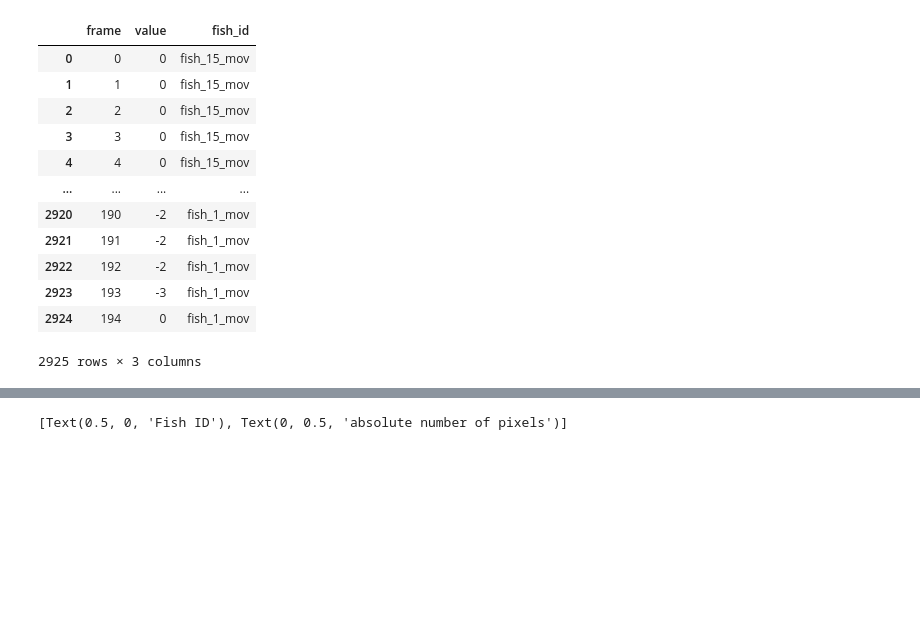
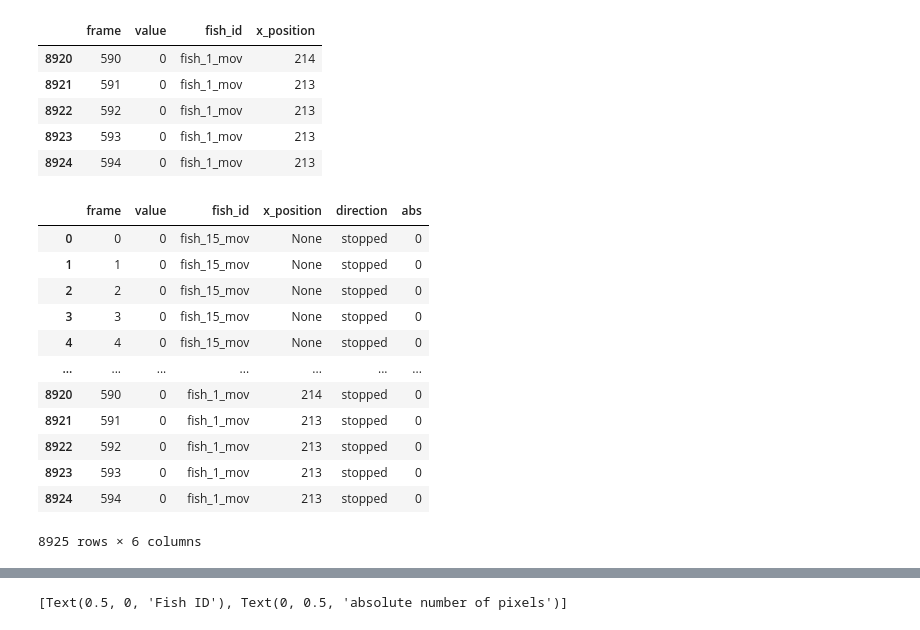
Before and after one commit to marciosferreira/bands_fish, a Jupyter notebook: analyses.ipynb, the cells around one changed output, grey strips where cells are left out. Drawn from its saved outputs; the diff is of its cells as text; code cells hidden in the pictures; blank space fills up the shorter version.

```diff
--- a/analyses.ipynb
+++ b/analyses.ipynb
@@ -21,5 +21,11 @@ df
 names = list(df.columns)
 filtered_names = [x for x in names if "frame_number" not in x]
 filtered_names_again = [x for x in filtered_names if "pos" not in x]
-filtered_names_again
+
+
+names_position = list(df.columns)
+filtered_names = [x for x in names if "frame_number" not in x]
+filtered_names_again_position = [x for x in filtered_names if "pos" in x]
+filtered_names_df = df[filtered_names_again_position]
+filtered_names_df
 # %% [output]
@@ -63,10 +70,13 @@ filtered_df
 names = list(filtered_df.columns)
 filtered_names = [x for x in names if "frame" not in x]
 print(filtered_names)
+names_position = list(filtered_names_df.columns)
 
 for idx, i in enumerate(filtered_names):
     new_df = filtered_df[['frame', i]]
     new_df['fish_id'] = i
+    pos_df = df[names_position[idx]]
+    new_df['x_position'] = pos_df
     new_df.rename(columns={i: 'value'}, inplace=True)
     if idx > 0:
         concatenated = new_df.append(previous_df, ignore_index=True)
@@ -85,36 +100,48 @@ A value is trying to be set on a copy of a slice from a DataFrame
 See the caveats in the documentation: https://pandas.pydata.org/pandas-docs/stable/user_guide/indexing.html#returning-a-view-versus-a-copy
   return super().rename(
 # %%
-concatenated
+concatenated.tail()
 # %% [output]
-|  | frame | value | fish_id |
-| 0 | 0 | 0 | fish_15_mov |
-| 1 | 1 | 0 | fish_15_mov |
-| 2 | 2 | 0 | fish_15_mov |
-| 3 | 3 | 0 | fish_15_mov |
-| 4 | 4 | 0 | fish_15_mov |
-| ... | ... | ... | ... |
-| 2920 | 190 | -2 | fish_1_mov |
-| 2921 | 191 | -2 | fish_1_mov |
-| 2922 | 192 | -2 | fish_1_mov |
-| 2923 | 193 | -3 | fish_1_mov |
-| 2924 | 194 | 0 | fish_1_mov |
+|  | frame | value | fish_id | x_position |
+| 8920 | 590 | 0 | fish_1_mov | 214 |
+| 8921 | 591 | 0 | fish_1_mov | 213 |
+| 8922 | 592 | 0 | fish_1_mov | 213 |
+| 8923 | 593 | 0 | fish_1_mov | 213 |
+| 8924 | 594 | 0 | fish_1_mov | 213 |
-2925 rows × 3 columns
 # %%
-concatenated['direction'] = concatenated.apply(lambda row: "right", axis=1)
+concatenated['direction'] = concatenated.apply(lambda row: "neutral", axis=1)
 concatenated.loc[concatenated['value'] > 0, 'direction'] = 'right'
 concatenated.loc[concatenated['value'] < 0, 'direction'] = 'left'
 concatenated.loc[concatenated['value'] == 0, 'direction'] = 'stopped'
 concatenated['abs'] = concatenated['value'].abs()
-concatenated = concatenated[concatenated['abs'] != 0]
-concatenated_left = concatenated[concatenated['direction'] == "left"]
-concatenated_right = concatenated[concatenated['direction'] == "right"]
-grouped_left = concatenated_left.groupby(['fish_id']).sum()
-grouped_left.reset_index(inplace=True)
-grouped_left = grouped_left.rename(columns={"index": "fish_id"})
-grouped_left['direction'] = 'left'
-grouped_right = concatenated_right.groupby(['fish_id']).sum()
-grouped_right.reset_index(inplace=True)
-grouped_right = grouped_right.rename(columns={"index": "fish_id"})
-grouped_right['direction'] = 'right'
-both_df = grouped_left.append(grouped_right, ignore_index=True)
+#concatenated = concatenated[concatenated['abs'] != 0]
+concatenated
+
+
+#concatenated_left = concatenated[concatenated['direction'] == "left"]
+#concatenated_right = concatenated[concatenated['direction'] == "right"]
+
+
+#grouped_left = concatenated_left.groupby(['fish_id']).sum()
+#grouped_left.reset_index(inplace=True)
+#grouped_left = grouped_left.rename(columns={"index": "fish_id"})
+#grouped_left['direction'] = 'left'
+#grouped_right = concatenated_right.groupby(['fish_id']).sum()
+#grouped_right.reset_index(inplace=True)
+#grouped_right = grouped_right.rename(columns={"index": "fish_id"})
+#grouped_right['direction'] = 'right'
+#both_df = grouped_left.append(grouped_right, ignore_index=True)
+# %% [output]
+|  | frame | value | fish_id | x_position | direction | abs |
+| 0 | 0 | 0 | fish_15_mov | None | stopped | 0 |
+| 1 | 1 | 0 | fish_15_mov | None | stopped | 0 |
+| 2 | 2 | 0 | fish_15_mov | None | stopped | 0 |
+| 3 | 3 | 0 | fish_15_mov | None | stopped | 0 |
+| 4 | 4 | 0 | fish_15_mov | None | stopped | 0 |
+| ... | ... | ... | ... | ... | ... | ... |
+| 8920 | 590 | 0 | fish_1_mov | 214 | stopped | 0 |
+| 8921 | 591 | 0 | fish_1_mov | 213 | stopped | 0 |
+| 8922 | 592 | 0 | fish_1_mov | 213 | stopped | 0 |
+| 8923 | 593 | 0 | fish_1_mov | 213 | stopped | 0 |
+| 8924 | 594 | 0 | fish_1_mov | 213 | stopped | 0 |
+8925 rows × 6 columns
```
Also changed, not shown: parts of 15 cells of this notebook, 1 other file.
